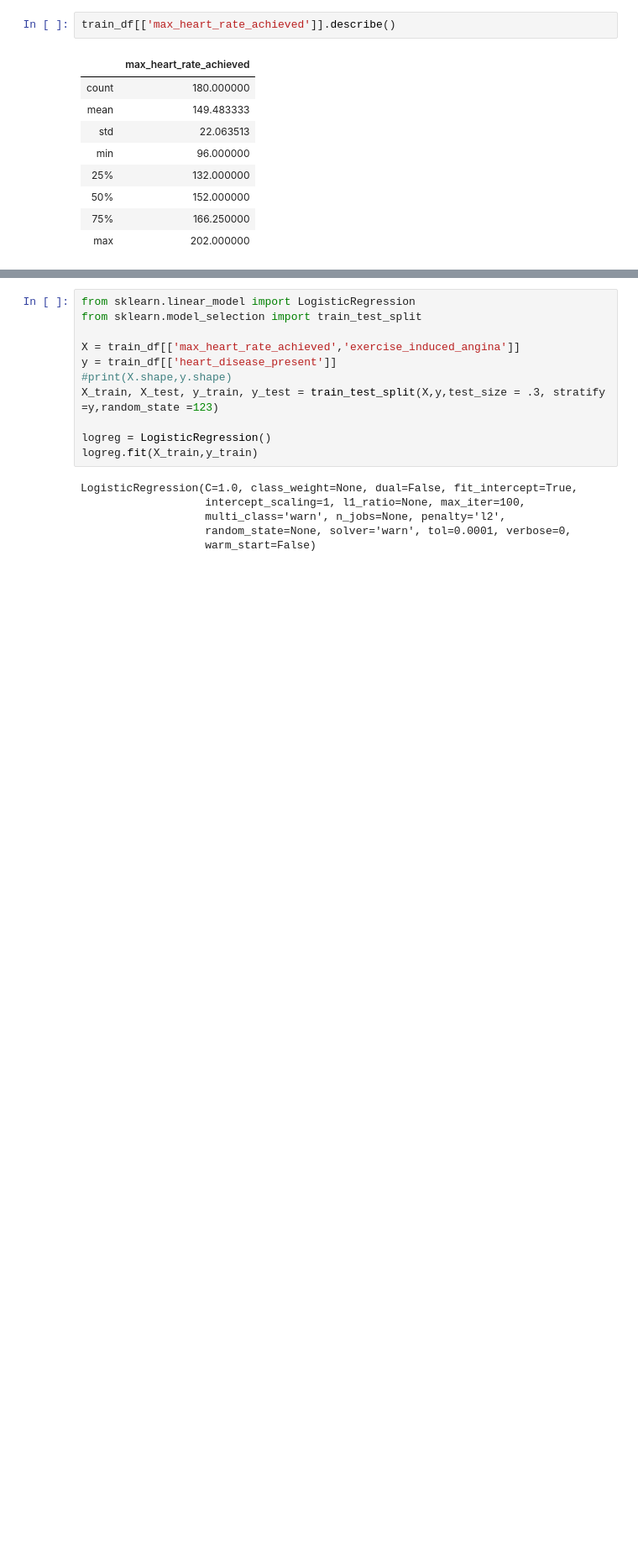
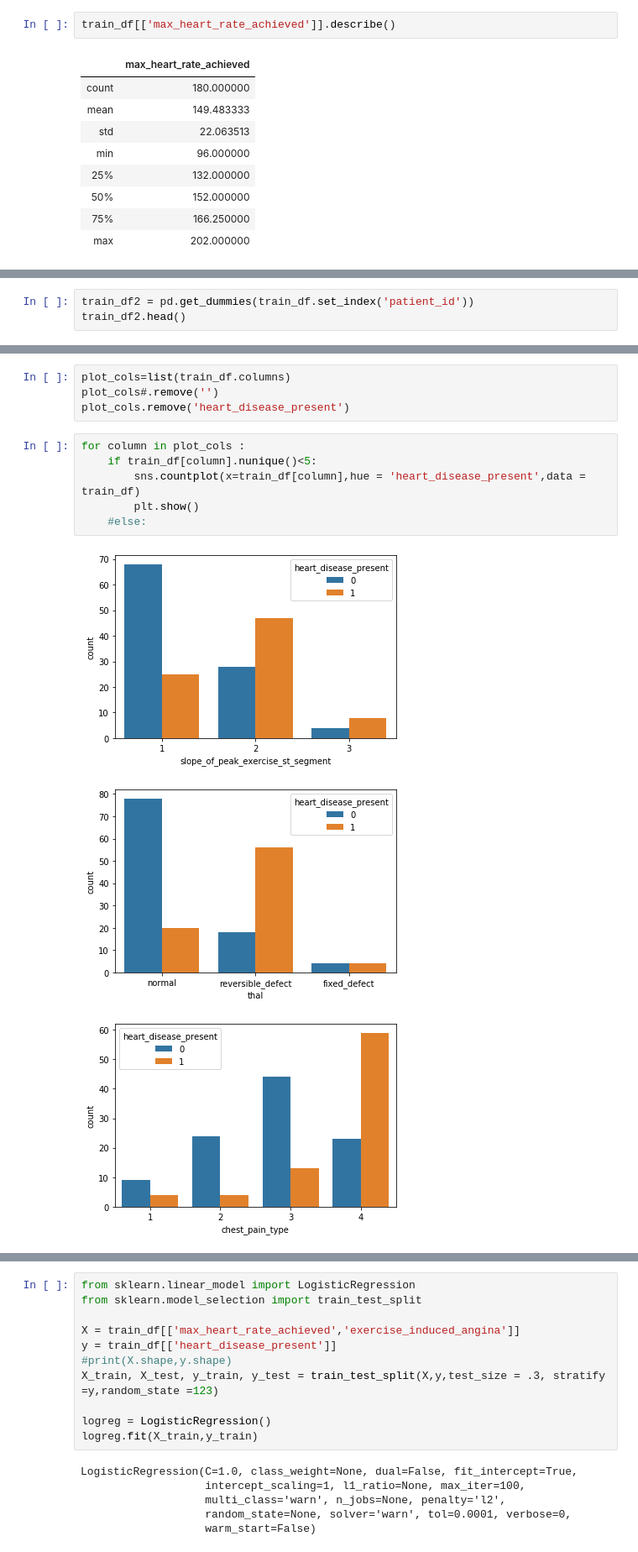
Before and after one commit to pdinduseng/HeartAttackDrivenData, a Jupyter notebook: Data Cleaning and EDA.ipynb, the cells around one changed output, grey strips where cells are left out. Shown at 84% size. Cells and saved outputs as stored; diff of their text form; blank space fills up the shorter version.

Commit message:
fix(heartattack): add the required data

```diff
--- a/Data Cleaning and EDA.ipynb
+++ b/Data Cleaning and EDA.ipynb
@@ -97,0 +131,3 @@ train_df[['max_heart_rate_achieved']].describe()
+# %%
+train_df2 = pd.get_dummies(train_df.set_index('patient_id'))
+train_df2.head()
@@ -97,0 +143,14 @@ train_df[['max_heart_rate_achieved']].describe()
+# %%
+plot_cols=list(train_df.columns)
+plot_cols#.remove('')
+plot_cols.remove('heart_disease_present')
+# %%
+for column in plot_cols :
+    if train_df[column].nunique()<5:
+        sns.countplot(x=train_df[column],hue = 'heart_disease_present',data = train_df)
+        plt.show()
+    #else:
+# %% [output]
+[figure, added]
+[figure, added]
+[figure, added]
```
Also changed, not shown: parts of 19 cells of this notebook.
